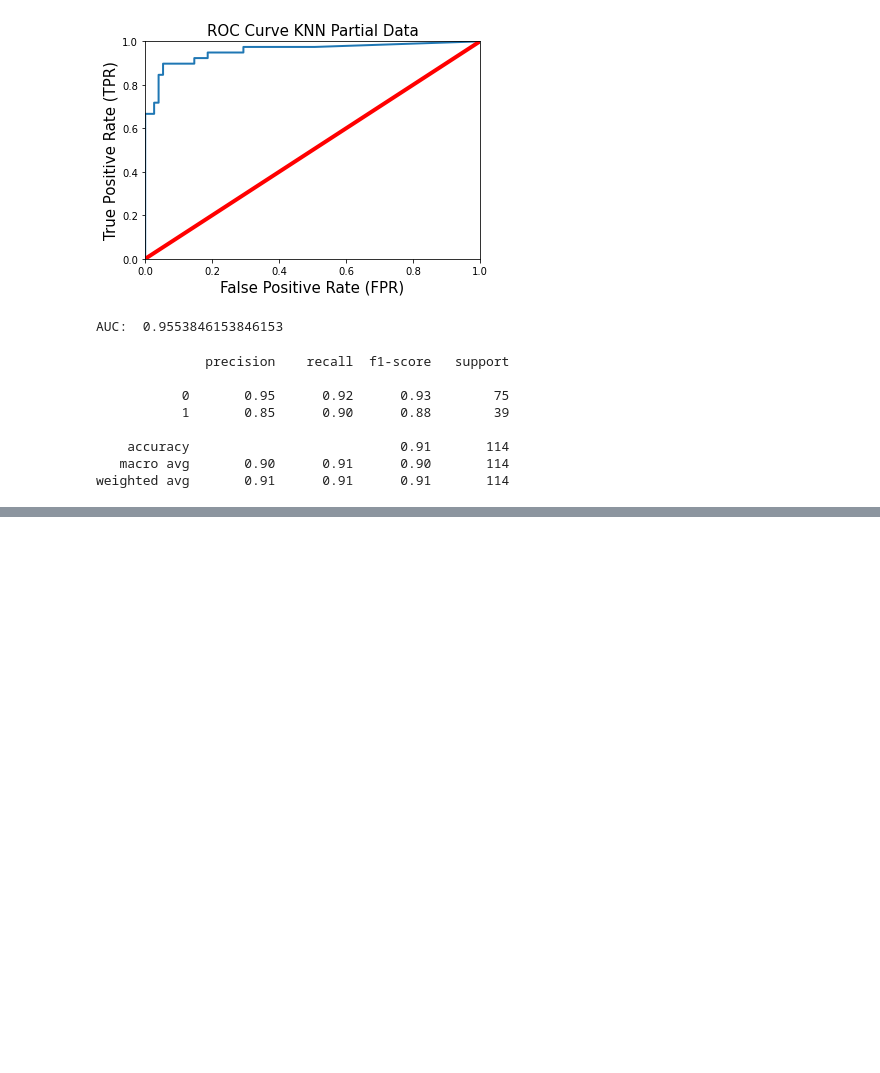
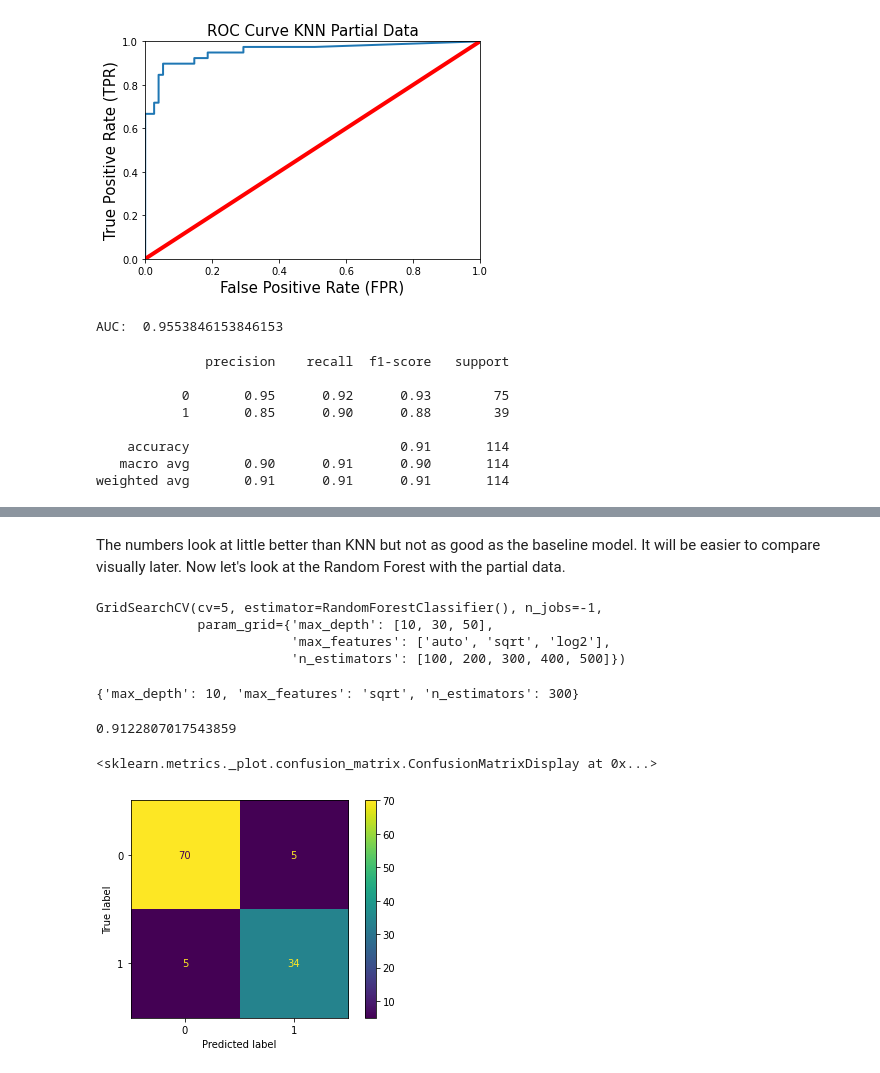
Before and after one commit to dawgtree/CapstoneThreeProject, a Jupyter notebook: Cancer Diagnosis Capstone Project Modeling.ipynb, the cells around one changed output, grey strips where cells are left out. Saved outputs shown, nothing was run; the diff lists cells and outputs as text; code cells hidden in the pictures; blank space fills up the shorter version.

```diff
--- a/Cancer Diagnosis Capstone Project Modeling.ipynb
+++ b/Cancer Diagnosis Capstone Project Modeling.ipynb
@@ -226,0 +290,32 @@ These numbers are even worse.  We will visualize the numbers later, but none of
+# %% [markdown]
+The numbers look at little better than KNN but not as good as the baseline model.  It will be easier to compare visually later.  Now let's look at the Random Forest with the partial data.
+# %%
+rf_p = RandomForestClassifier()
+
+#Using same parameters as the full model
+gs_rf_p = GridSearchCV(rf_p, param_rf, cv=5, n_jobs=-1)
+gs_rf_p.fit(X_train_p, y_train_p)
+# %% [output]
+GridSearchCV(cv=5, estimator=RandomForestClassifier(), n_jobs=-1,
+             param_grid={'max_depth': [10, 30, 50],
+                         'max_features': ['auto', 'sqrt', 'log2'],
+                         'n_estimators': [100, 200, 300, 400, 500]})
+# %%
+gs_rf_p.best_params_
+# %% [output]
+{'max_depth': 10, 'max_features': 'sqrt', 'n_estimators': 300}
+# %%
+rf_p = RandomForestClassifier(n_estimators=300, max_features='sqrt',max_depth=10)
+model_rf_p = rf_p.fit(X_train_p,y_train_p)
+y_pred_rf_p = model_rf_p.predict(X_test_p)
+accuracy_score_rf_p = accuracy_score(y_test_p, y_pred_rf_p)
+accuracy_score_rf_p
+# %% [output]
+0.9122807017543859
+# %%
+#Confussion matrix
+rf_p_confusion_matrix = plot_confusion_matrix(model_rf_p, X_test_p, y_test_p)
+rf_p_confusion_matrix
+# %% [output]
+<sklearn.metrics._plot.confusion_matrix.ConfusionMatrixDisplay at 0x...>
+[figure, added]
```
Also changed, not shown: parts of 65 cells of this notebook.
